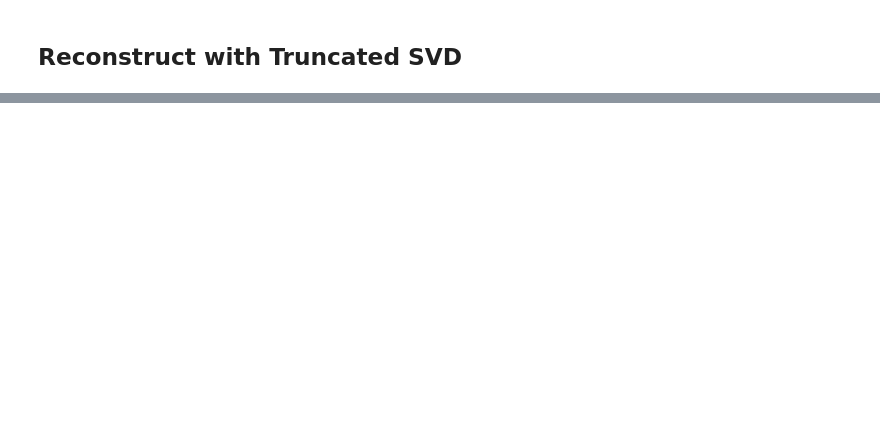
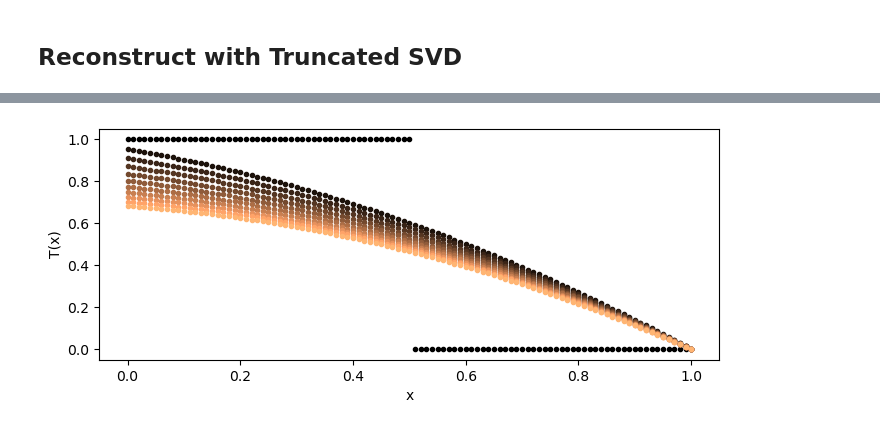
Before and after one commit to robertsj/rom_102, a Jupyter notebook: ROM_102_slides.ipynb, the cells around one changed output, grey strips where cells are left out. Cells and saved outputs as stored; diff of their text form; code cells hidden in the pictures; blank space fills up the shorter version.

```diff
--- a/ROM_102_slides.ipynb
+++ b/ROM_102_slides.ipynb
@@ -193,0 +221,23 @@ $$
+# %%
+import numpy as np
+import matplotlib.pyplot as plt
+from transient_conduction import *
+w = 1.0  # wall width
+nx = 101 # number of spatial points
+t = np.linspace(0, 100, 11)
+def ic(x):
+    v = x**0; v[x>0.5]=0.0
+    return v;
+k   = lambda x, T: 1.0*x**0
+c_p = lambda x, T: 1*x**0
+rho = lambda x: 1*x**0
+q   = lambda x, t: 1*x**0
+# %%
+sol, x = solve(k, c_p, rho, q, ic, w=1, nx=nx, times=t)
+# %%
+plt.figure(figsize=(8,3))
+for i in range(len(t)):
+    plt.plot(x, sol[:, i], '.', color=plt.cm.copper(i/len(t)));
+plt.xlabel("x"); plt.ylabel("T(x)");
+# %% [output]
+[figure, added]
```
Also changed, not shown: parts of 23 cells of this notebook, 1 other file.
